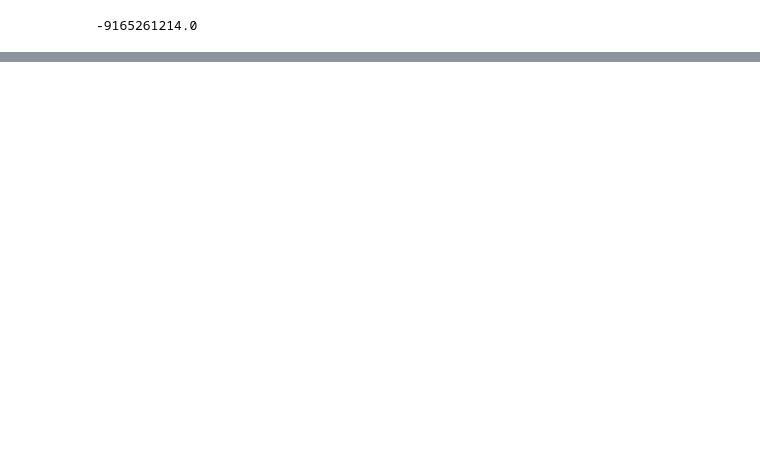
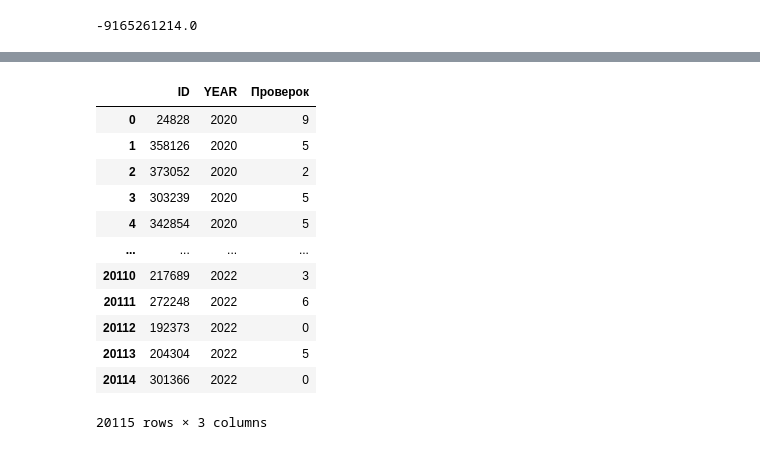
Before and after one commit to gbrs/basics_of_pandas, a Jupyter notebook: 6_5.ipynb, the cells around one changed output, grey strips where cells are left out. Drawn from its saved outputs; the diff is of its cells as text; code cells hidden in the pictures; blank space fills up the shorter version.

```diff
--- a/6_5.ipynb
+++ b/6_5.ipynb
@@ -461,0 +465,25 @@ df[df.IsNetObject == 'да'][2021].sum() - df[df.IsNetObject == 'нет'][2021].
+# %%
+conn = sqlite3.connect('indicators_db.sqlite3')
+with sqlite3.connect('indicators_db.sqlite3') as conn:
+    indicators_20_22 = pd.read_sql(
+                                '''SELECT ID, YEAR, VALUE Проверок
+                                FROM org_indicators_2020_2022
+                                WHERE INDICATOR_NAME = 'Проверок'
+                                '''
+                        , conn)
+# %%
+indicators_20_22
+# %% [output]
+|  | ID | YEAR | Проверок |
+| 0 | 24828 | 2020 | 9 |
+| 1 | 358126 | 2020 | 5 |
+| 2 | 373052 | 2020 | 2 |
+| 3 | 303239 | 2020 | 5 |
+| 4 | 342854 | 2020 | 5 |
+| ... | ... | ... | ... |
+| 20110 | 217689 | 2022 | 3 |
+| 20111 | 272248 | 2022 | 6 |
+| 20112 | 192373 | 2022 | 0 |
+| 20113 | 204304 | 2022 | 5 |
+| 20114 | 301366 | 2022 | 0 |
+20115 rows × 3 columns
```
Also changed, not shown: parts of 15 cells of this notebook.
